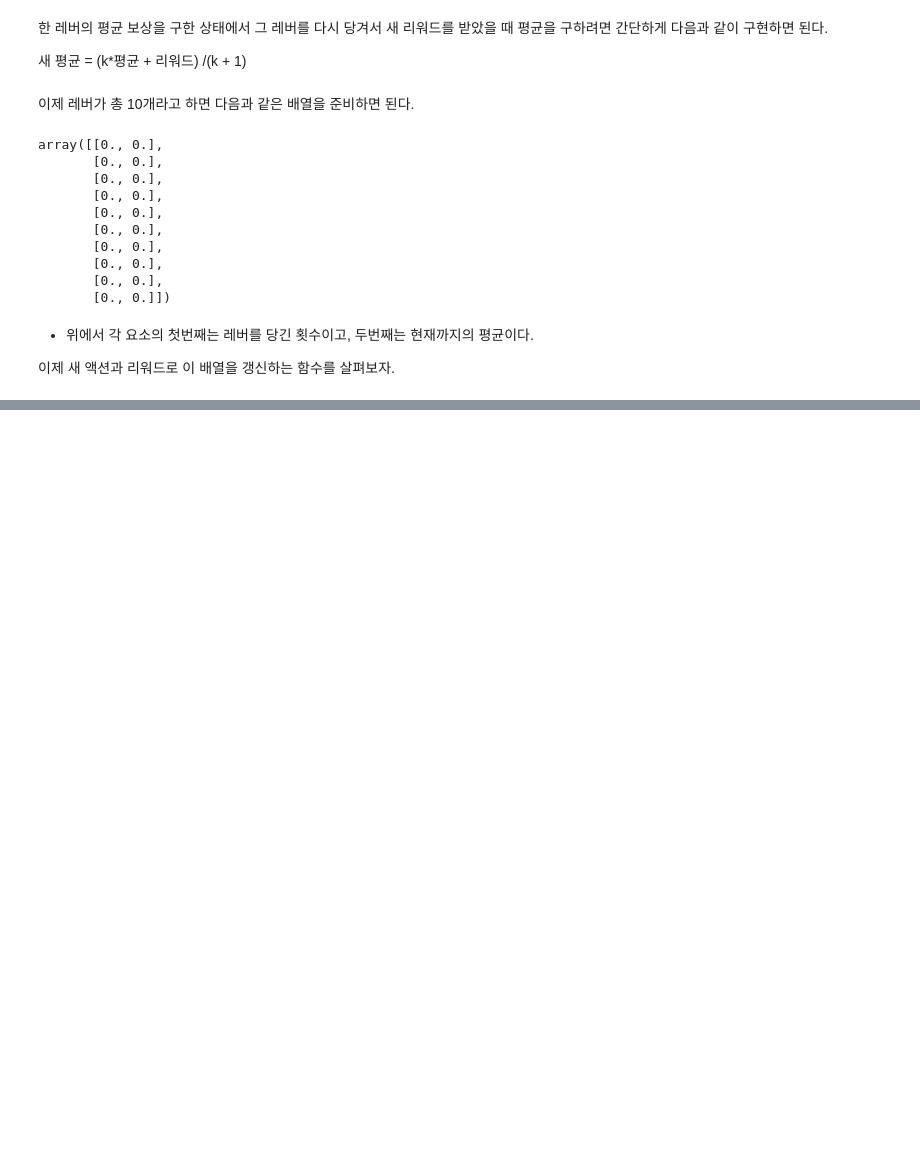
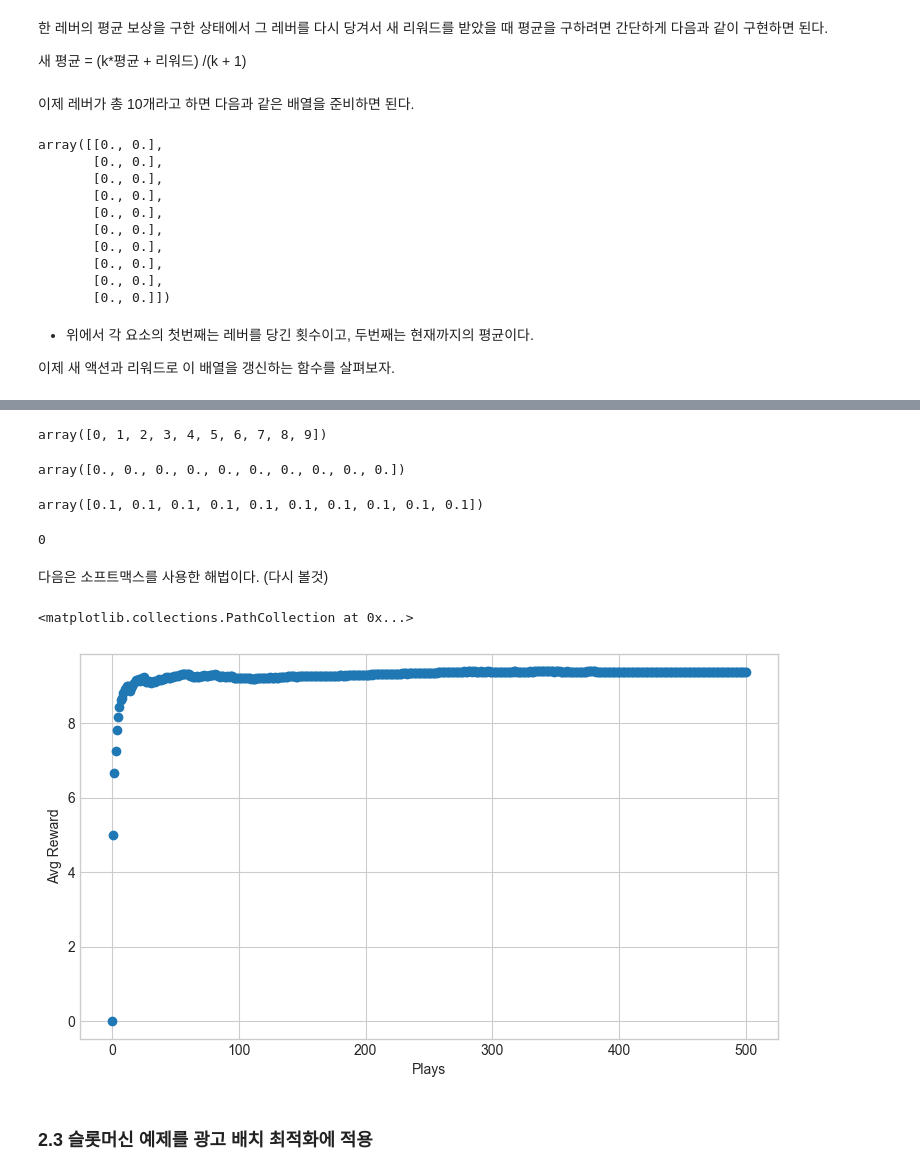
Before and after one commit to sguys99/RL-study, a Jupyter notebook: DRLinAction/ch02/ch02.ipynb, the cells around one changed output, grey strips where cells are left out. Cells and saved outputs as stored; diff of their text form; code cells hidden in the pictures; blank space fills up the shorter version.

```diff
--- a/DRLinAction/ch02/ch02.ipynb
+++ b/DRLinAction/ch02/ch02.ipynb
@@ -185,0 +203,4 @@ ax.scatter(np.arange(len(rewards)),rewards)
+# %%
+def softmax(av, tau = 1.12):
+    softm = (np.exp(av / tau)/ np.sum(np.exp(av/ tau)))
+    return softm
@@ -185,0 +223,40 @@ ax.scatter(np.arange(len(rewards)),rewards)
+# %%
+x = np.arange(10)
+x
+# %% [output]
+array([0, 1, 2, 3, 4, 5, 6, 7, 8, 9])
+# %%
+av = np.zeros(10)
+av
+# %% [output]
+array([0., 0., 0., 0., 0., 0., 0., 0., 0., 0.])
+# %%
+p = softmax(av)
+p
+# %% [output]
+array([0.1, 0.1, 0.1, 0.1, 0.1, 0.1, 0.1, 0.1, 0.1, 0.1])
+# %%
+np.random.choice(x, p = p)
+# %% [output]
+0
+# %% [markdown]
+다음은 소프트맥스를 사용한 해법이다. (다시 볼것)
+# %%
+fig,ax = plt.subplots(1,1)
+ax.set_xlabel("Plays")
+ax.set_ylabel("Avg Reward")
+fig.set_size_inches(9,5)
+rewards = [0]
+for i in range(500):
+    p = softmax(record[:,1],tau=0.7)
+    choice = np.random.choice(np.arange(n),p=p)
+    r = get_reward(probs[choice])
+    record = update_record(record,choice,r)
+    mean_reward = ((i+1) * rewards[-1] + r)/(i+2)
+    rewards.append(mean_reward)
+ax.scatter(np.arange(len(rewards)),rewards)
+# %% [output]
+<matplotlib.collections.PathCollection at 0x...>
+[figure, added]
+# %% [markdown]
+### 2.3 슬롯머신 예제를 광고 배치 최적화에 적용
```
Also changed, not shown: parts of 19 cells of this notebook.
